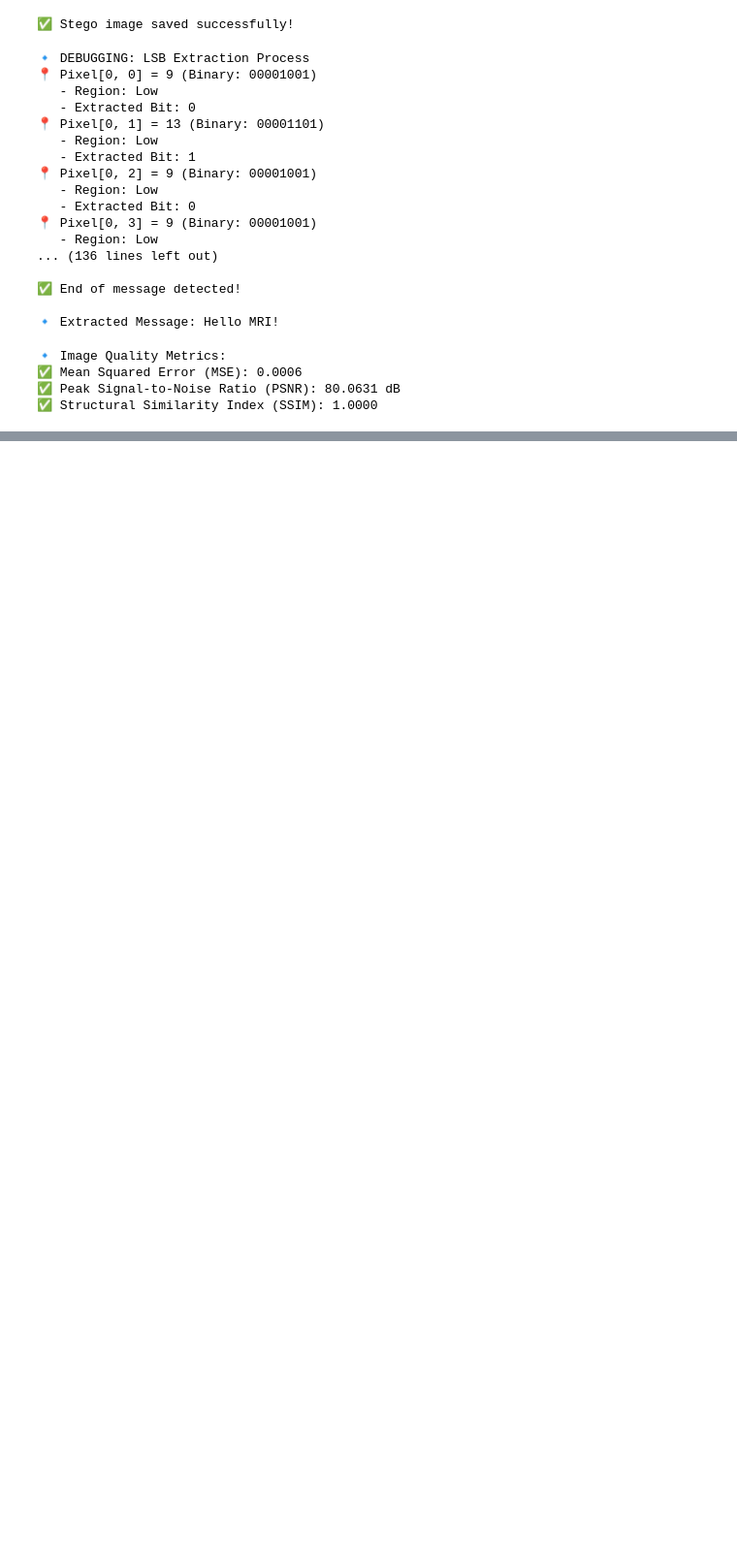
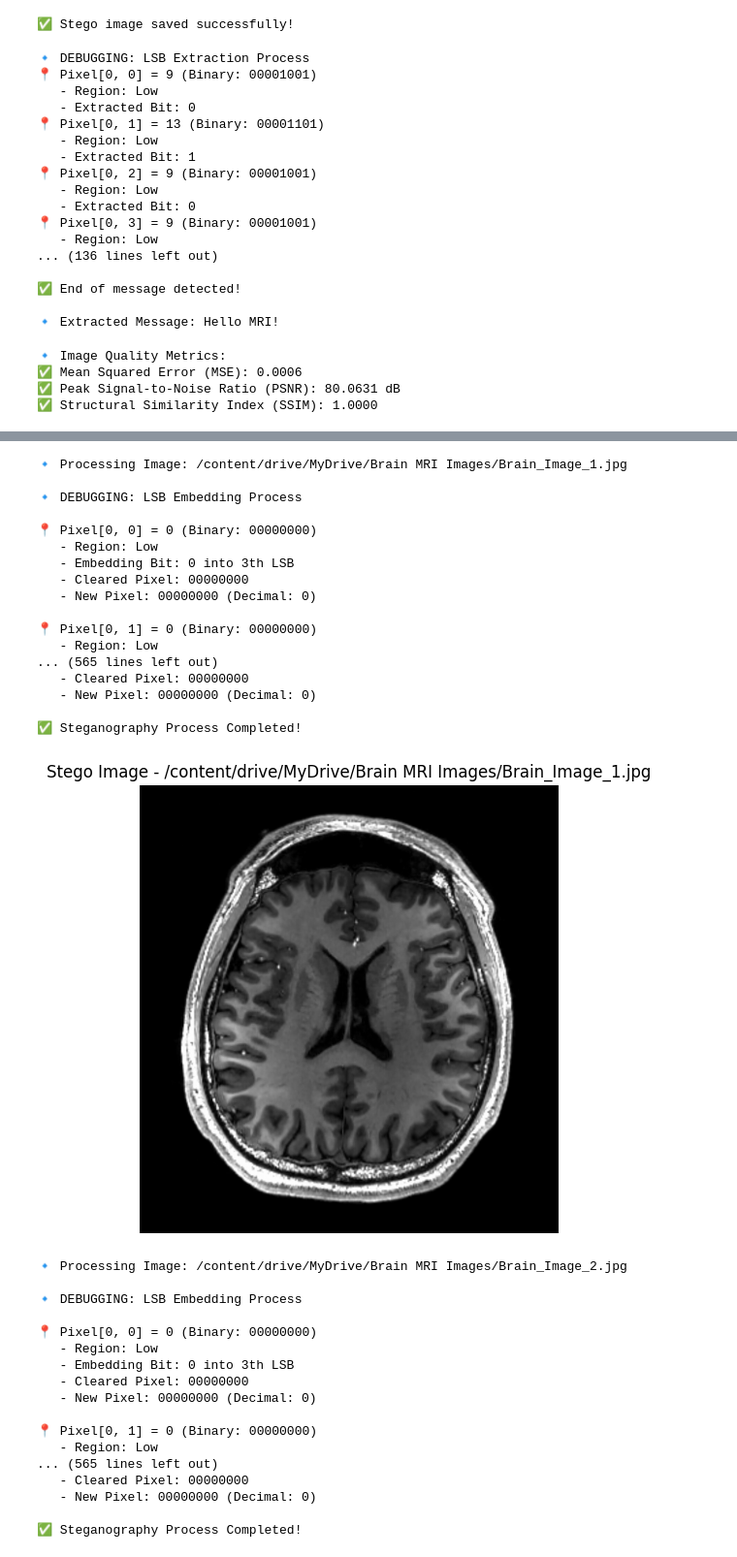
Before and after one commit to AmirRezaBehzad/IRD-Based-Medical-Image-Steganography, a Jupyter notebook: IRDBasedSteganography.ipynb, the cells around one changed output, grey strips where cells are left out. Shown at 97% size. Drawn from its saved outputs; the diff is of its cells as text; code cells hidden in the pictures; blank space fills up the shorter version.

```diff
--- a/IRDBasedSteganography.ipynb
+++ b/IRDBasedSteganography.ipynb
@@ -360,0 +417,72 @@ for img_path in test_images:
+# %%
+import pandas as pd
+
+# Prepare a list to store results
+results = []
+
+for img_path in test_images:
+    print(f"\n🔹 Processing Image: {img_path}")
+
+    test_img = cv2.imread(img_path, cv2.IMREAD_GRAYSCALE)
+
+    if test_img is None:
+        print(f"⚠️ Error: Could not load {img_path}")
+        continue
+
+    stego_test_img = embed_lsb_debug(test_img, secret_message)
+    mse, psnr, ssim_val = compute_metrics(test_img, stego_test_img)
+
+    # Add to results list
+    results.append({
+        "Image": img_path.split("/")[-1],
+        "MSE": round(mse, 4),
+        "PSNR (dB)": round(psnr, 2),
+        "SSIM": round(ssim_val, 4)
+    })
+
+    plt.figure(figsize=(6,6))
+    plt.imshow(stego_test_img, cmap='gray')
+    plt.title(f"Stego Image - {img_path}")
+    plt.axis('off')
+    plt.show()
+
+# Display results as a table
+df_results = pd.DataFrame(results)
+print("\n🔹 Comparison Table for All Images:")
+print(df_results)
+# %% [output]
+🔹 Processing Image: /content/drive/MyDrive/Brain MRI Images/Brain_Image_1.jpg
+
+🔹 DEBUGGING: LSB Embedding Process
+
+📍 Pixel[0, 0] = 0 (Binary: 00000000)
+   - Region: Low
+   - Embedding Bit: 0 into 3th LSB
+   - Cleared Pixel: 00000000
+   - New Pixel: 00000000 (Decimal: 0)
+
+📍 Pixel[0, 1] = 0 (Binary: 00000000)
+   - Region: Low
+... (565 lines left out)
+   - Cleared Pixel: 00000000
+   - New Pixel: 00000000 (Decimal: 0)
+
+✅ Steganography Process Completed!
+[figure, added]
+🔹 Processing Image: /content/drive/MyDrive/Brain MRI Images/Brain_Image_2.jpg
+
+🔹 DEBUGGING: LSB Embedding Process
+
+📍 Pixel[0, 0] = 0 (Binary: 00000000)
+   - Region: Low
+   - Embedding Bit: 0 into 3th LSB
+   - Cleared Pixel: 00000000
+   - New Pixel: 00000000 (Decimal: 0)
+
+📍 Pixel[0, 1] = 0 (Binary: 00000000)
+   - Region: Low
+... (565 lines left out)
+   - Cleared Pixel: 00000000
+   - New Pixel: 00000000 (Decimal: 0)
+
+✅ Steganography Process Completed!
```
Also changed, not shown: parts of 7 cells of this notebook.
